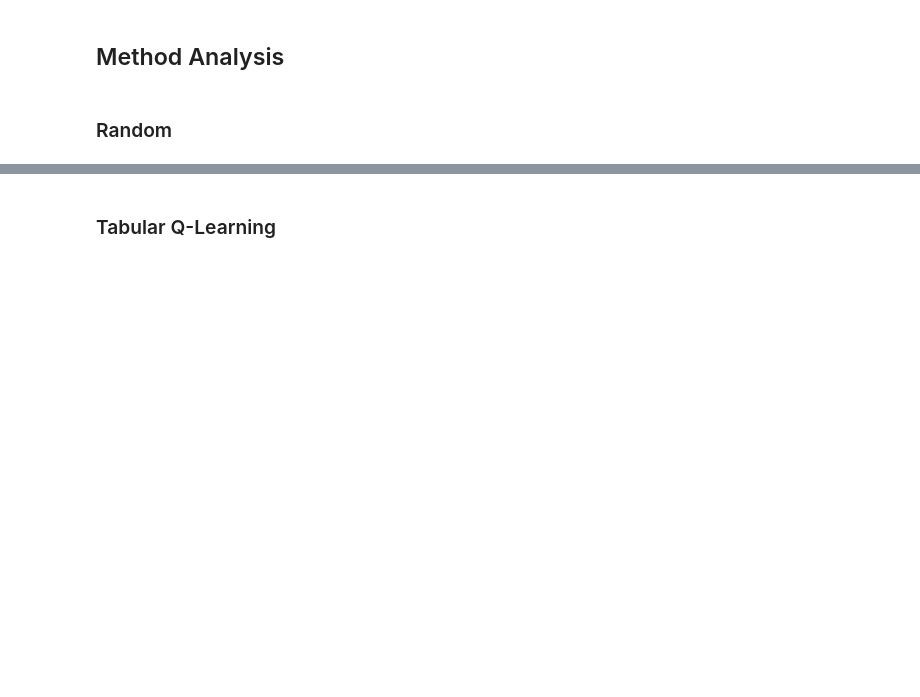
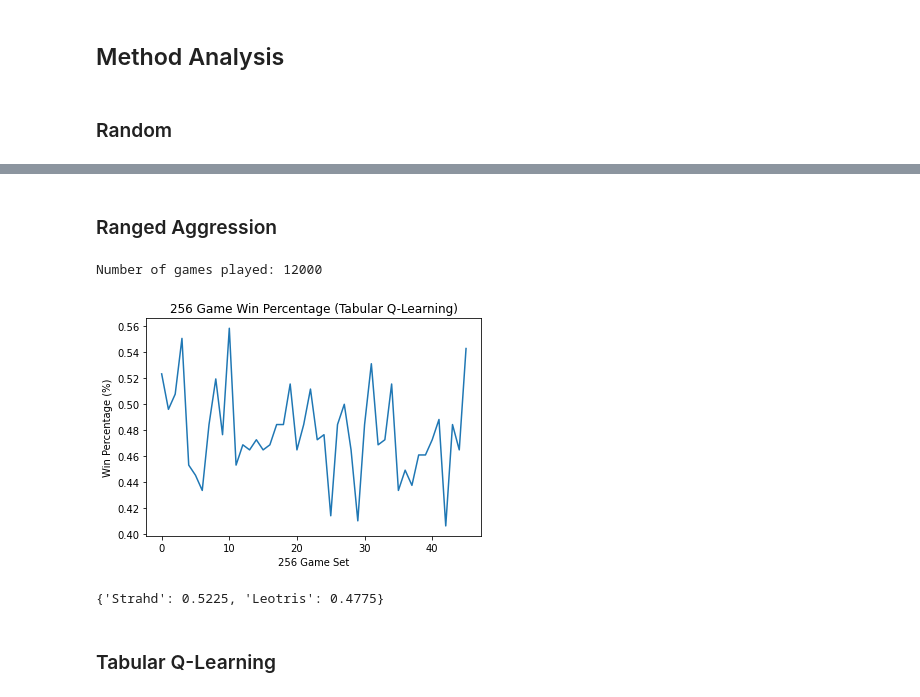
Before and after one commit to AndrewLim1990/dungeonsNdata, a Jupyter notebook: analysis.ipynb, the cells around one changed output, grey strips where cells are left out. Drawn from its saved outputs; the diff is of its cells as text; code cells hidden in the pictures; blank space fills up the shorter version.

```diff
--- a/analysis.ipynb
+++ b/analysis.ipynb
@@ -49,3 +53,28 @@ Number of games played: 5300
+# %% [markdown]
+### Ranged Aggression
+# %%
+batch_size = 256
+leotris_win_pct = list()
+
+winner_list = dill.load(open("results/winner_list_ranged_aggression.pickle", "rb"))
+print("Number of games played: {}".format(len(winner_list)))
+
+for i in range(0, len(winner_list) - batch_size, batch_size):
+    batch_winner_list = winner_list[i:(i+batch_size)]
+    win_pct = calc_win_percentage(batch_winner_list, creatures=["Leotris", "Strahd"])
+    leotris_win_pct.append(win_pct["Leotris"])
+
+plt.plot(range(len(leotris_win_pct)), leotris_win_pct)
+plt.title("{} Game Win Percentage (Tabular Q-Learning)".format(batch_size))
+plt.ylabel("Win Percentage (%)")
+plt.xlabel("{} Game Set".format(batch_size))
+plt.show()
+
+calc_win_percentage(winner_list, creatures=['Leotris', 'Strahd'])
+# %% [output]
+Number of games played: 12000
+[figure, added]
+{'Strahd': 0.5225, 'Leotris': 0.4775}
 # %% [markdown]
 ### Tabular Q-Learning
 # %%
```
Also changed, not shown: parts of 6 cells of this notebook, 11 other files.
